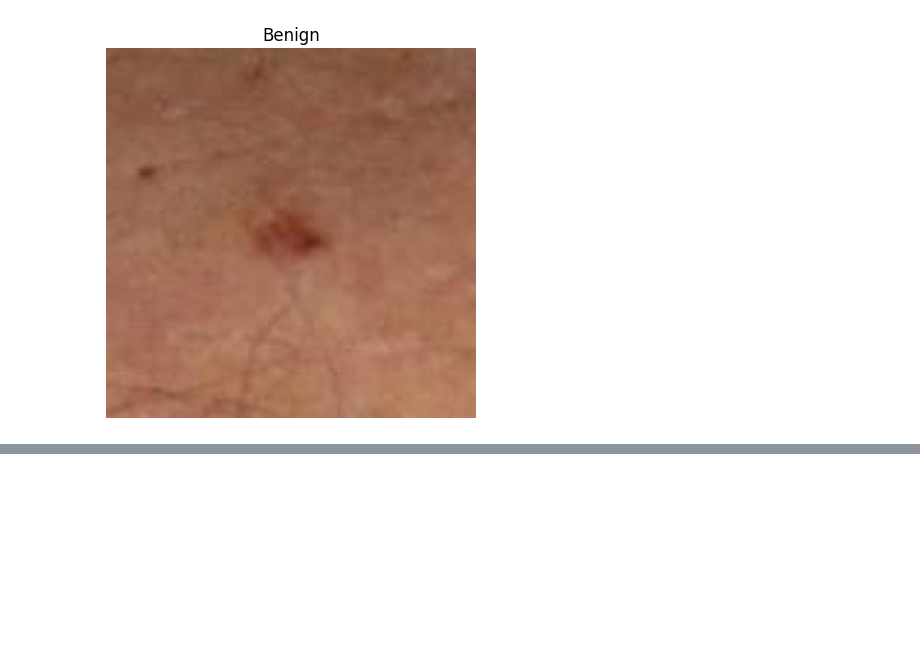
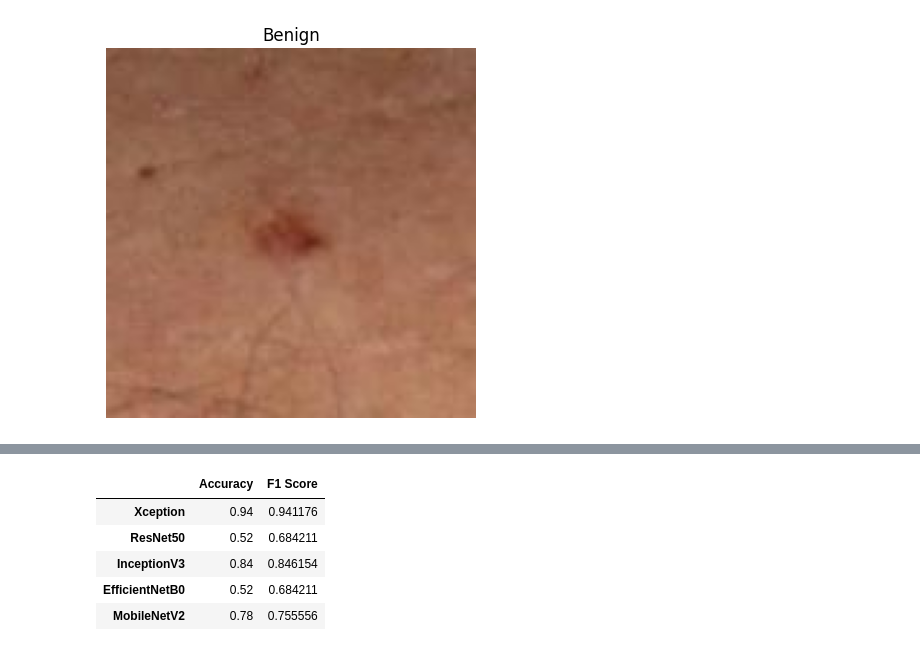
Before and after one commit to mirzaaa101/Enhancing-Early-Detection-AI-Based-Analysis-of-Skin-Lesions-from-3D-Total-Body-Photographs, a Jupyter notebook: modelling.ipynb, the cells around one changed output, grey strips where cells are left out. Cells and saved outputs as stored; diff of their text form; code cells hidden in the pictures; blank space fills up the shorter version.

```diff
--- a/modelling.ipynb
+++ b/modelling.ipynb
@@ -39,5 +41,7 @@ print(f"Loaded {len(images)} images with {len(labels)} labels.")
 # %% [output]
 Loaded 2179 images with 2179 labels.
 # %%
-images = np.array(images)
-labels = np.array(labels)
+images = np.array(images)[:500]
+labels = np.array(labels)[:500]
+print(images.shape)
+print(labels.shape)
@@ -169,0 +186,11 @@ Epoch 5/35
+# %%
+results_df = pd.DataFrame(results).T
+results_df.columns = ["Accuracy", "F1 Score"]
+results_df.head()
+# %% [output]
+|  | Accuracy | F1 Score |
+| Xception | 0.94 | 0.941176 |
+| ResNet50 | 0.52 | 0.684211 |
+| InceptionV3 | 0.84 | 0.846154 |
+| EfficientNetB0 | 0.52 | 0.684211 |
+| MobileNetV2 | 0.78 | 0.755556 |
```
Also changed, not shown: parts of 14 cells of this notebook.
